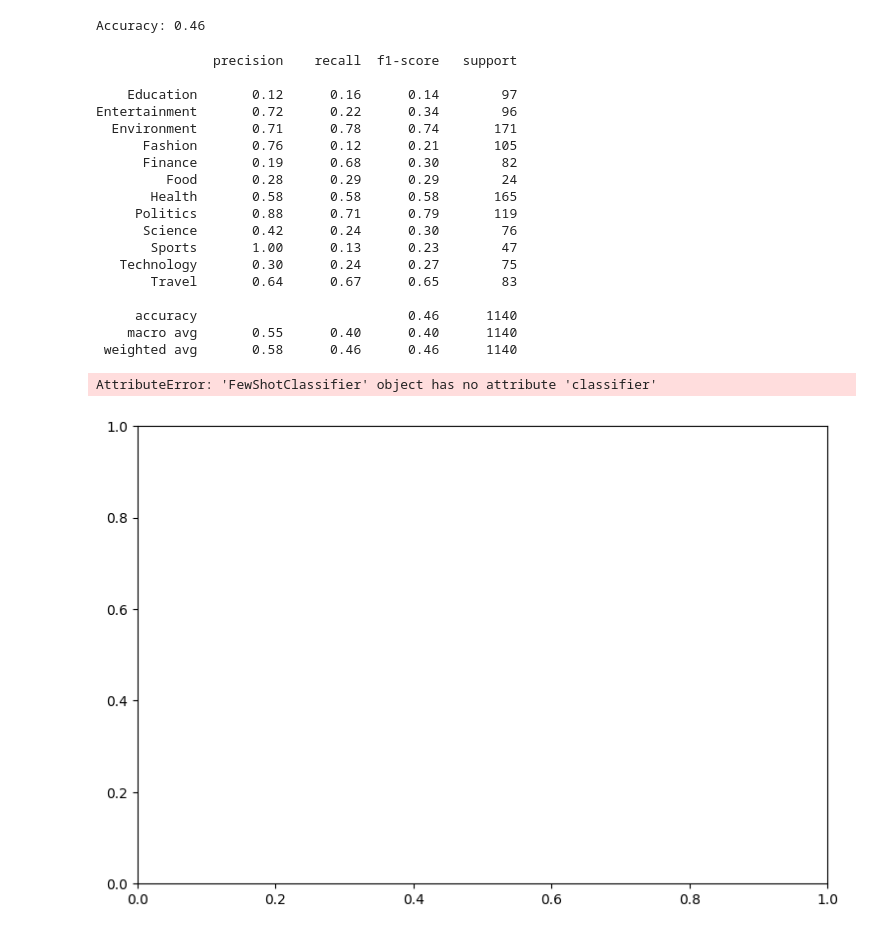
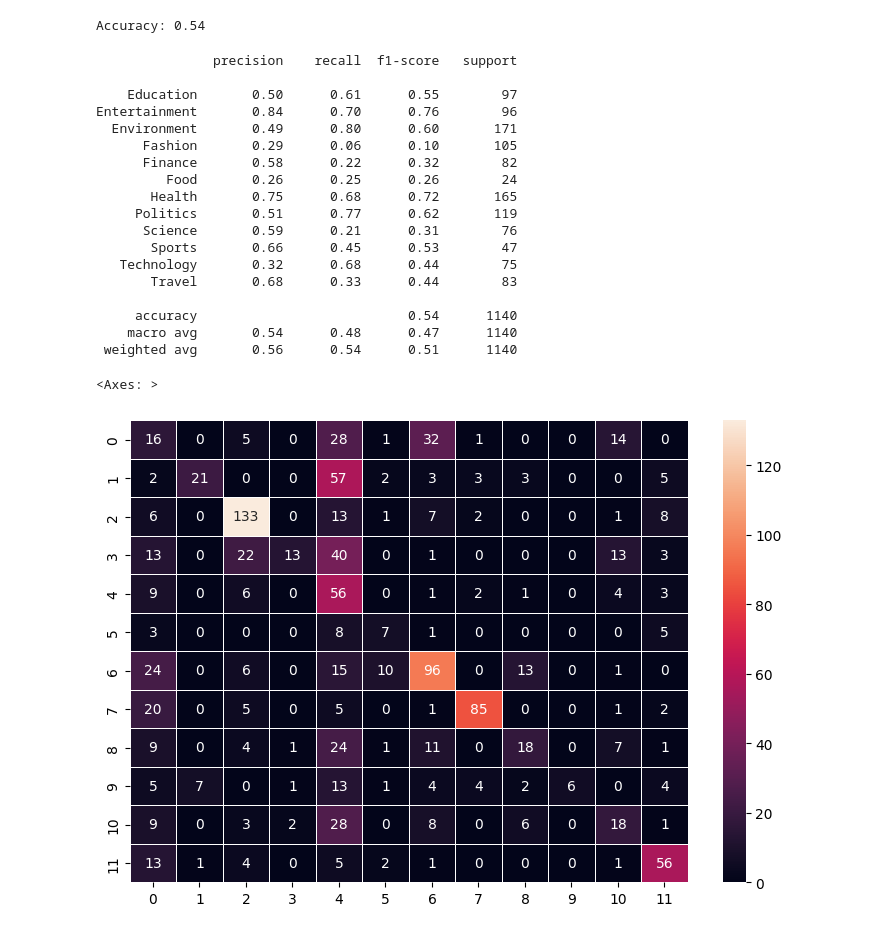
Before and after one commit to arnoheckel/kaggle_nlp_CS, a Jupyter notebook: bert_few_shot.ipynb, the cells around one changed output. Cells and saved outputs as stored; diff of their text form; code cells hidden in the pictures.

Commit message:
feat: few shot , tfidf , dnn, encoders

```diff
--- a/bert_few_shot.ipynb
+++ b/bert_few_shot.ipynb
@@ -4,7 +4,7 @@ from src.encoders import BertEncoder
 import numpy as np
 import pandas as pd
 # %%
-df_train = pd.read_csv('data/train.csv')
+df_train = pd.read_csv('data/train_augmented_v1.csv')
 df_test = pd.read_csv('data/test_all.csv')
 # %%
 encoder = BertEncoder()
@@ -12,42 +12,42 @@ encoder = BertEncoder()
 X_train = encoder.transform(df_train['text'])
 y_train = df_train['label']
 # %%
-classifier = FewShotClassifier(X_ref=X_train, y_ref=y_train,nb_instances=1)
+classifier = FewShotClassifier(X_ref=X_train, y_ref=y_train,nb_instances=10)
 # %%
 X_test = encoder.transform(df_test['text'])
 y_test = df_test['label']
 # %%
 _, class_report, confusion_matrix = classifier.evaluate_classifier(X_test, y_test)
 # %% [output]
-Accuracy: 0.46
+Accuracy: 0.54
 # %%
 print(class_report)
 # %% [output]
                precision    recall  f1-score   support
 
-    Education       0.12      0.16      0.14        97
-Entertainment       0.72      0.22      0.34        96
-  Environment       0.71      0.78      0.74       171
-      Fashion       0.76      0.12      0.21       105
-      Finance       0.19      0.68      0.30        82
-         Food       0.28      0.29      0.29        24
-       Health       0.58      0.58      0.58       165
-     Politics       0.88      0.71      0.79       119
-      Science       0.42      0.24      0.30        76
-       Sports       1.00      0.13      0.23        47
-   Technology       0.30      0.24      0.27        75
-       Travel       0.64      0.67      0.65        83
+    Education       0.50      0.61      0.55        97
+Entertainment       0.84      0.70      0.76        96
+  Environment       0.49      0.80      0.60       171
+      Fashion       0.29      0.06      0.10       105
+      Finance       0.58      0.22      0.32        82
+         Food       0.26      0.25      0.26        24
+       Health       0.75      0.68      0.72       165
+     Politics       0.51      0.77      0.62       119
+      Science       0.59      0.21      0.31        76
+       Sports       0.66      0.45      0.53        47
+   Technology       0.32      0.68      0.44        75
+       Travel       0.68      0.33      0.44        83
 
-     accuracy                           0.46      1140
-    macro avg       0.55      0.40      0.40      1140
- weighted avg       0.58      0.46      0.46      1140
+     accuracy                           0.54      1140
+    macro avg       0.54      0.48      0.47      1140
+ weighted avg       0.56      0.54      0.51      1140
 # %%
 # Display confusion matrix with all the annotations
 import seaborn as sns
 import matplotlib.pyplot as plt
 
 f, ax = plt.subplots(figsize=(9, 6))
-sns.heatmap(confusion_matrix, annot=True, fmt="d", linewidths=.5, ax=ax, xticklabels=classifier.classifier.classes_, yticklabels=classifier.classifier.classes_)
+sns.heatmap(confusion_matrix, annot=True, fmt="d", linewidths=.5, ax=ax)
 # %% [output]
-AttributeError: 'FewShotClassifier' object has no attribute 'classifier'
+<Axes: >
-[figure, old version]
+[figure, new version]
```
Also changed, not shown: 15 other files.
